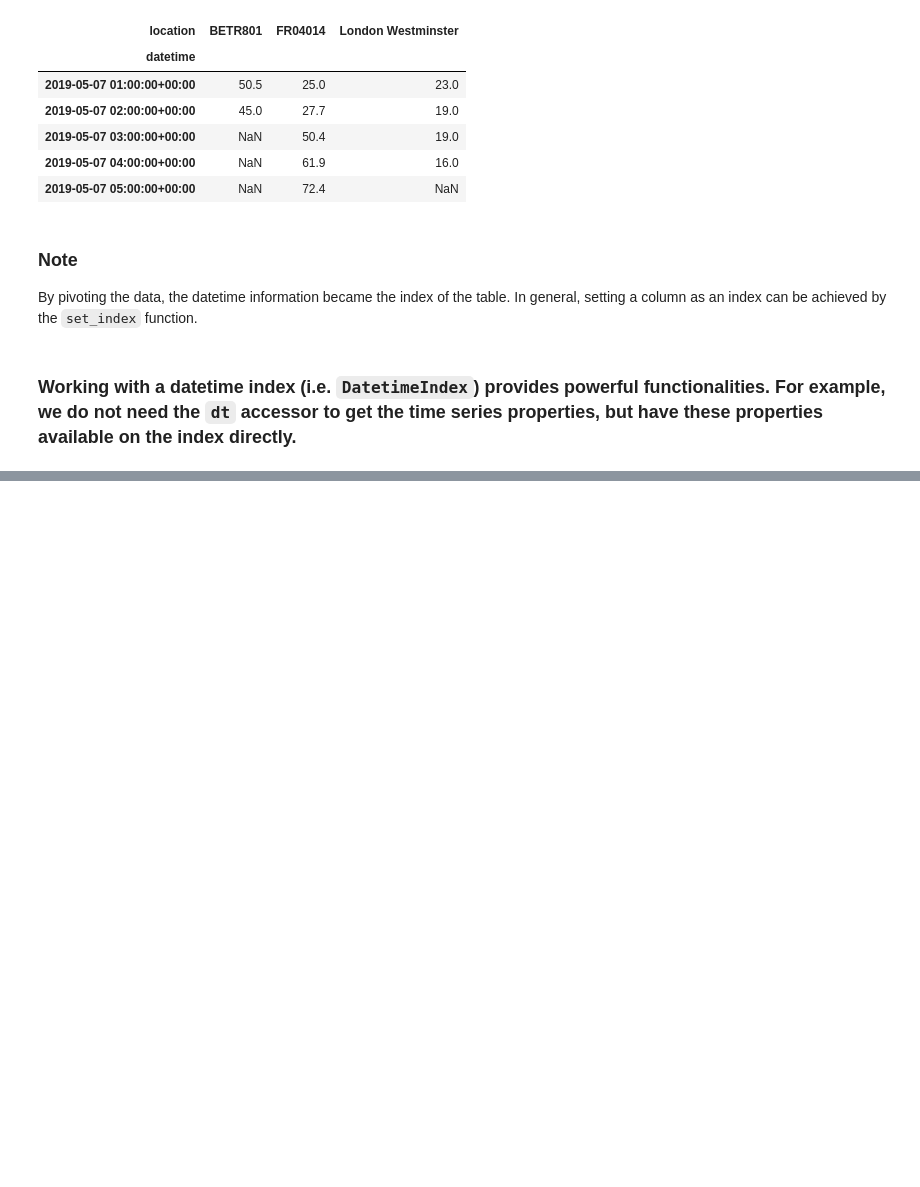
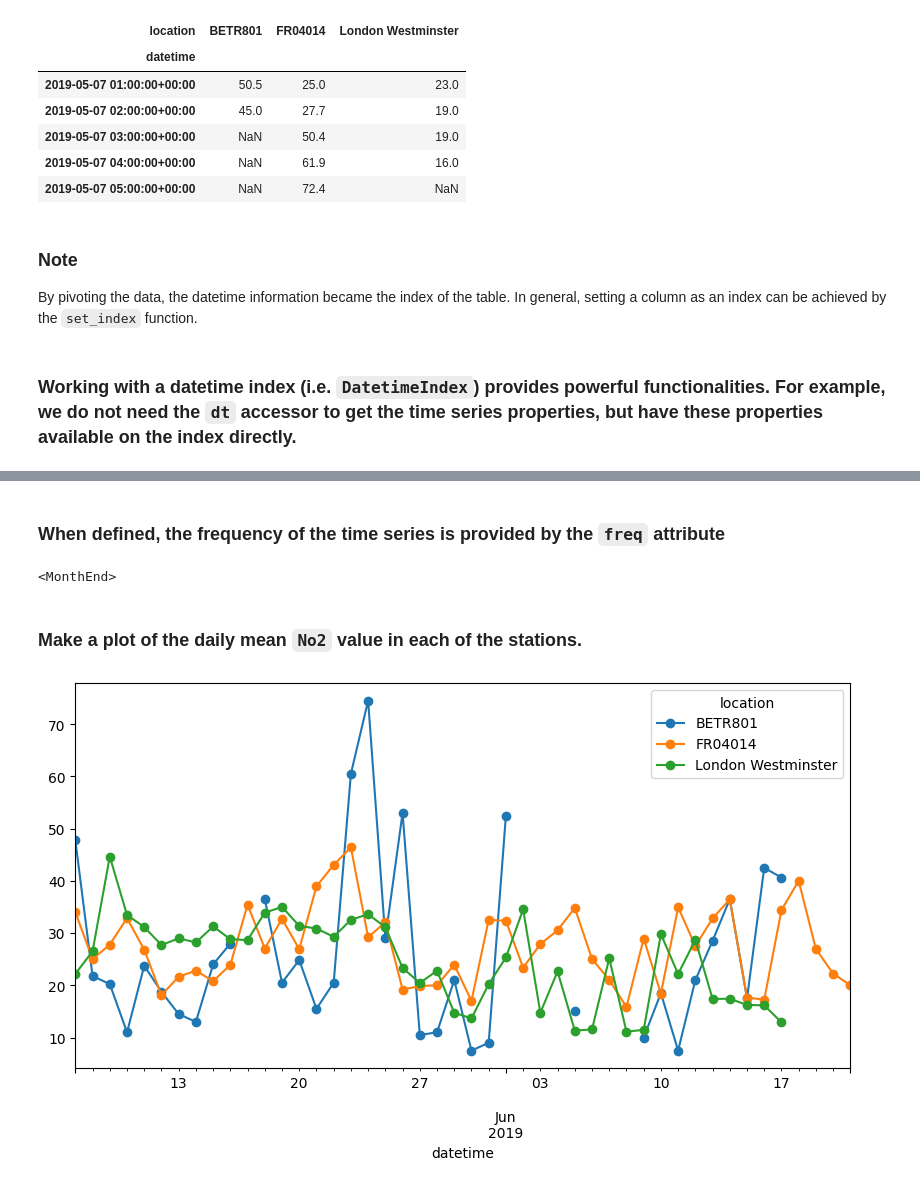
Before and after one commit to ProCO-RPHopkins/myPandas.edu, a Jupyter notebook: handling_time_series.ipynb, the cells around one changed output, grey strips where cells are left out. Drawn from its saved outputs; the diff is of its cells as text; code cells hidden in the pictures; blank space fills up the shorter version.

```diff
--- a/handling_time_series.ipynb
+++ b/handling_time_series.ipynb
@@ -138,0 +176,12 @@ By pivoting the data, the datetime information became the index of the table. In
+# %% [markdown]
+### When defined, the frequency of the time series is provided by the `freq` attribute
+# %%
+monthly_max.index.freq
+# %% [output]
+<MonthEnd>
+# %% [markdown]
+### Make a plot of the daily mean `No2` value in each of the stations.
+# %%
+no_2.resample("D").mean().plot(style="-o", figsize=(10, 5));
+# %% [output]
+[figure, added]
```
Also changed, not shown: parts of 10 cells of this notebook.
